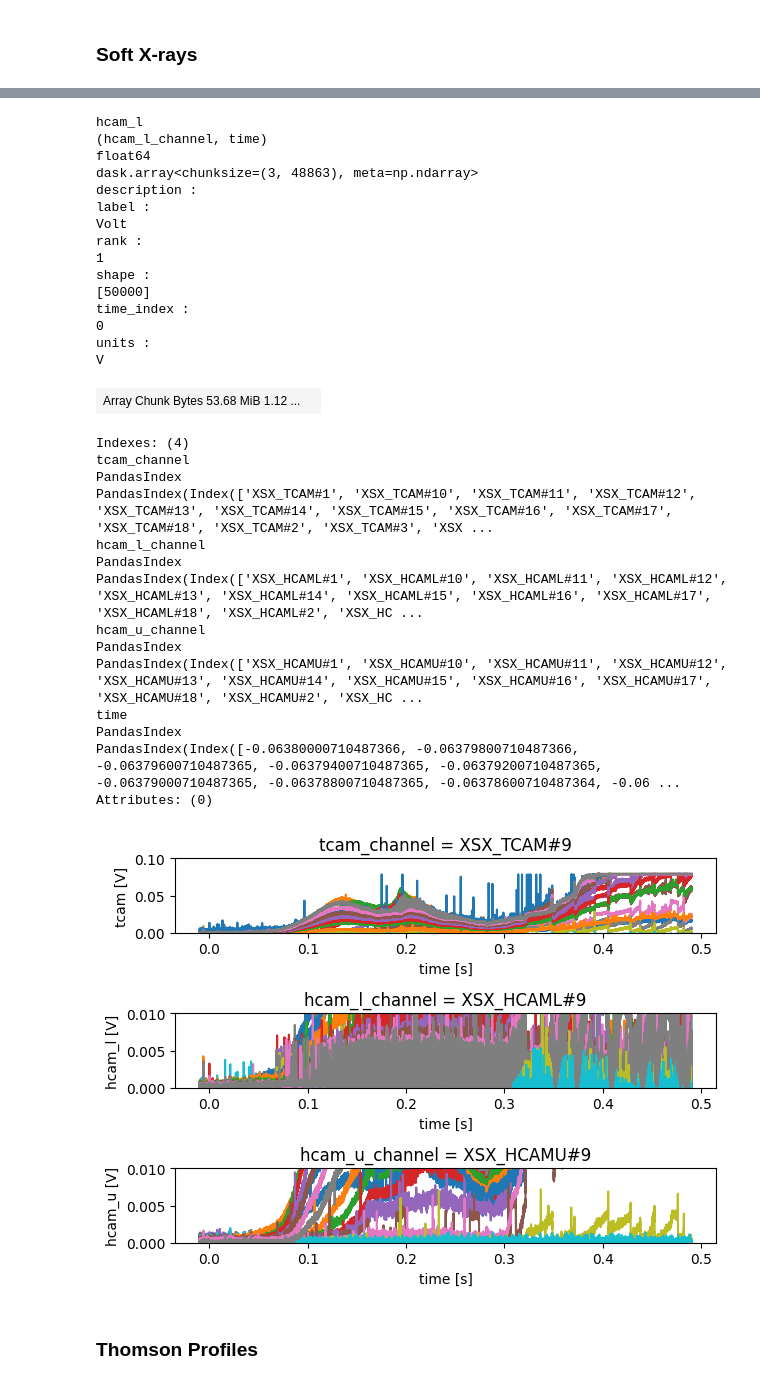
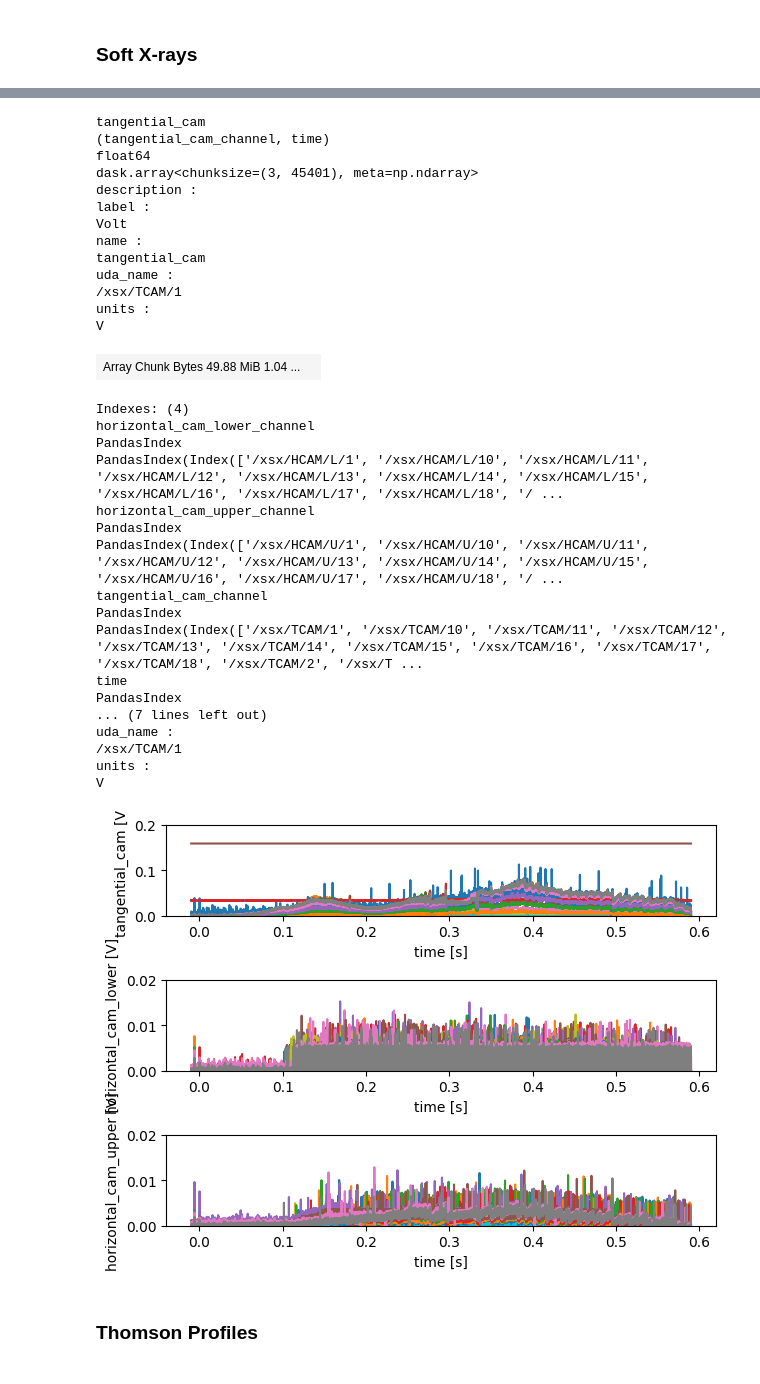
Before and after one commit to ukaea/fair-mast-ingestion, a Jupyter notebook: notebooks/level2_plot_profiles_mast.ipynb, the cells around one changed output, grey strips where cells are left out. Saved outputs shown, nothing was run; the diff lists cells and outputs as text; code cells hidden in the pictures.

```diff
--- a/notebooks/level2_plot_profiles_mast.ipynb
+++ b/notebooks/level2_plot_profiles_mast.ipynb
@@ -22,10 +22,10 @@ def plot_1d_profiles(profiles: xr.Dataset):
 
     plt.tight_layout()
 # %%
-shot_id = 30420
+shot_id = 30421
 # endpoint_url = 'https://s3.echo.stfc.ac.uk'
 # url = f's3://mast/test/level2/shots/{shot_id}.zarr'
 # fs = s3fs.S3FileSystem(anon=True, endpoint_url=endpoint_url)
 # store =zarr.storage.FSStore(fs=fs, url=url)
 
-store = zarr.storage.DirectoryStore(f'/common/tmp/sjackson/upload-tmp/zarr/{shot_id}.zarr')
+store = zarr.storage.DirectoryStore(f'/common/tmp/sjackson/upload-tmp/zarr/level2/{shot_id}.zarr')
@@ -355,17 +283,14 @@ Attributes: (0)
 profiles = xr.open_zarr(store, group='soft_x_rays')
 fig, axes = plt.subplots(3, 1)
 
-for i in range(len(profiles.tcam_channel)):
-    profiles['tcam'].isel(tcam_channel=i).plot(x='time', ax=axes[0])
-    axes[0].set_ylim(0, 0.1)
+profiles['tangential_cam'].plot.line(x='time', ax=axes[0], add_legend=False)
+axes[0].set_ylim(0, 0.2)
 
-for i in range(len(profiles.hcam_l_channel)):
-    profiles['hcam_l'].isel(hcam_l_channel=i).plot(x='time', ax=axes[1])
-    axes[1].set_ylim(0, 0.01)
+profiles['horizontal_cam_lower'].plot.line(x='time', ax=axes[1], add_legend=False)
+axes[1].set_ylim(0, 0.02)
 
-for i in range(len(profiles.hcam_u_channel)):
-    profiles['hcam_u'].isel(hcam_u_channel=i).plot(x='time', ax=axes[2])
-    axes[2].set_ylim(0, 0.01)
+profiles['horizontal_cam_upper'].plot.line(x='time', ax=axes[2], add_legend=False)
+axes[2].set_ylim(0, 0.02)
 
 plt.tight_layout()
 profiles
@@ -407,34 +330,35 @@ V
-hcam_l
-(hcam_l_channel, time)
+tangential_cam
+(tangential_cam_channel, time)
 float64
-dask.array<chunksize=(3, 48863), meta=np.ndarray>
+dask.array<chunksize=(3, 45401), meta=np.ndarray>
 description :
 label :
 Volt
-rank :
-1
-shape :
-[50000]
-time_index :
-0
+name :
+tangential_cam
+uda_name :
+/xsx/TCAM/1
 units :
 V
-| Array Chunk Bytes 53.68 MiB 1.12 ... |  |
+| Array Chunk Bytes 49.88 MiB 1.04 ... |  |
 Indexes: (4)
-tcam_channel
+horizontal_cam_lower_channel
 PandasIndex
-PandasIndex(Index(['XSX_TCAM#1', 'XSX_TCAM#10', 'XSX_TCAM#11', 'XSX_TCAM#12', 'XSX_TCAM#13', 'XSX_TCAM#14', 'XSX_TCAM#15', 'XSX_TCAM#16', 'XSX_TCAM#17', 'XSX_TCAM#18', 'XSX_TCAM#2', 'XSX_TCAM#3', 'XSX ...
-hcam_l_channel
+PandasIndex(Index(['/xsx/HCAM/L/1', '/xsx/HCAM/L/10', '/xsx/HCAM/L/11', '/xsx/HCAM/L/12', '/xsx/HCAM/L/13', '/xsx/HCAM/L/14', '/xsx/HCAM/L/15', '/xsx/HCAM/L/16', '/xsx/HCAM/L/17', '/xsx/HCAM/L/18', '/ ...
+horizontal_cam_upper_channel
 PandasIndex
-PandasIndex(Index(['XSX_HCAML#1', 'XSX_HCAML#10', 'XSX_HCAML#11', 'XSX_HCAML#12', 'XSX_HCAML#13', 'XSX_HCAML#14', 'XSX_HCAML#15', 'XSX_HCAML#16', 'XSX_HCAML#17', 'XSX_HCAML#18', 'XSX_HCAML#2', 'XSX_HC ...
-hcam_u_channel
+PandasIndex(Index(['/xsx/HCAM/U/1', '/xsx/HCAM/U/10', '/xsx/HCAM/U/11', '/xsx/HCAM/U/12', '/xsx/HCAM/U/13', '/xsx/HCAM/U/14', '/xsx/HCAM/U/15', '/xsx/HCAM/U/16', '/xsx/HCAM/U/17', '/xsx/HCAM/U/18', '/ ...
+tangential_cam_channel
 PandasIndex
-PandasIndex(Index(['XSX_HCAMU#1', 'XSX_HCAMU#10', 'XSX_HCAMU#11', 'XSX_HCAMU#12', 'XSX_HCAMU#13', 'XSX_HCAMU#14', 'XSX_HCAMU#15', 'XSX_HCAMU#16', 'XSX_HCAMU#17', 'XSX_HCAMU#18', 'XSX_HCAMU#2', 'XSX_HC ...
+PandasIndex(Index(['/xsx/TCAM/1', '/xsx/TCAM/10', '/xsx/TCAM/11', '/xsx/TCAM/12', '/xsx/TCAM/13', '/xsx/TCAM/14', '/xsx/TCAM/15', '/xsx/TCAM/16', '/xsx/TCAM/17', '/xsx/TCAM/18', '/xsx/TCAM/2', '/xsx/T ...
 time
 PandasIndex
-PandasIndex(Index([-0.06380000710487366, -0.06379800710487366, -0.06379600710487365, -0.06379400710487365, -0.06379200710487365, -0.06379000710487365, -0.06378800710487365, -0.06378600710487364, -0.06 ...
-Attributes: (0)
+... (7 lines left out)
+uda_name :
+/xsx/TCAM/1
+units :
+V
-[figure, old version]
+[figure, new version]
 # %% [markdown]
 ### Thomson Profiles
 # %%
```
Also changed, not shown: parts of 24 cells of this notebook, 3 other files.
